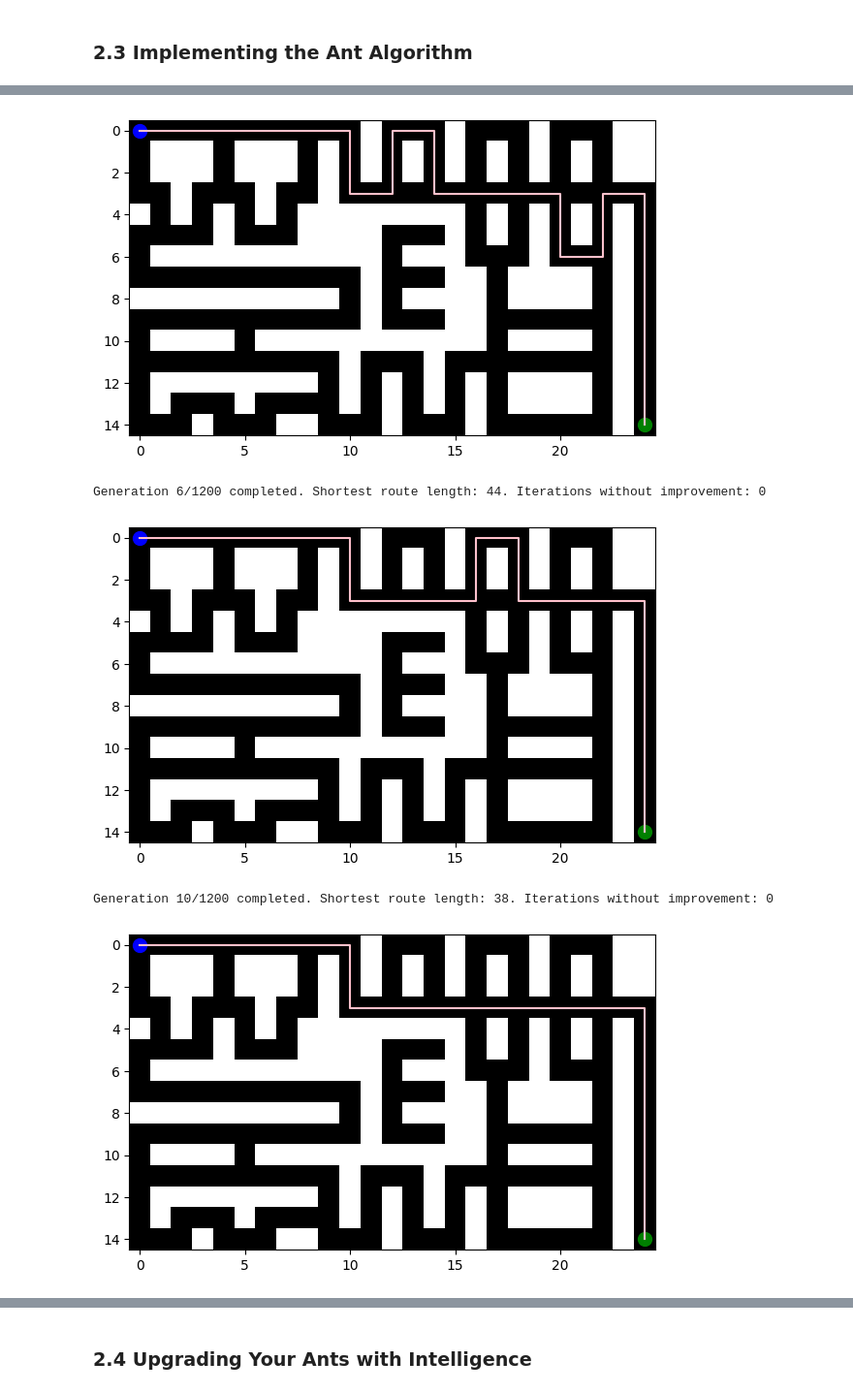
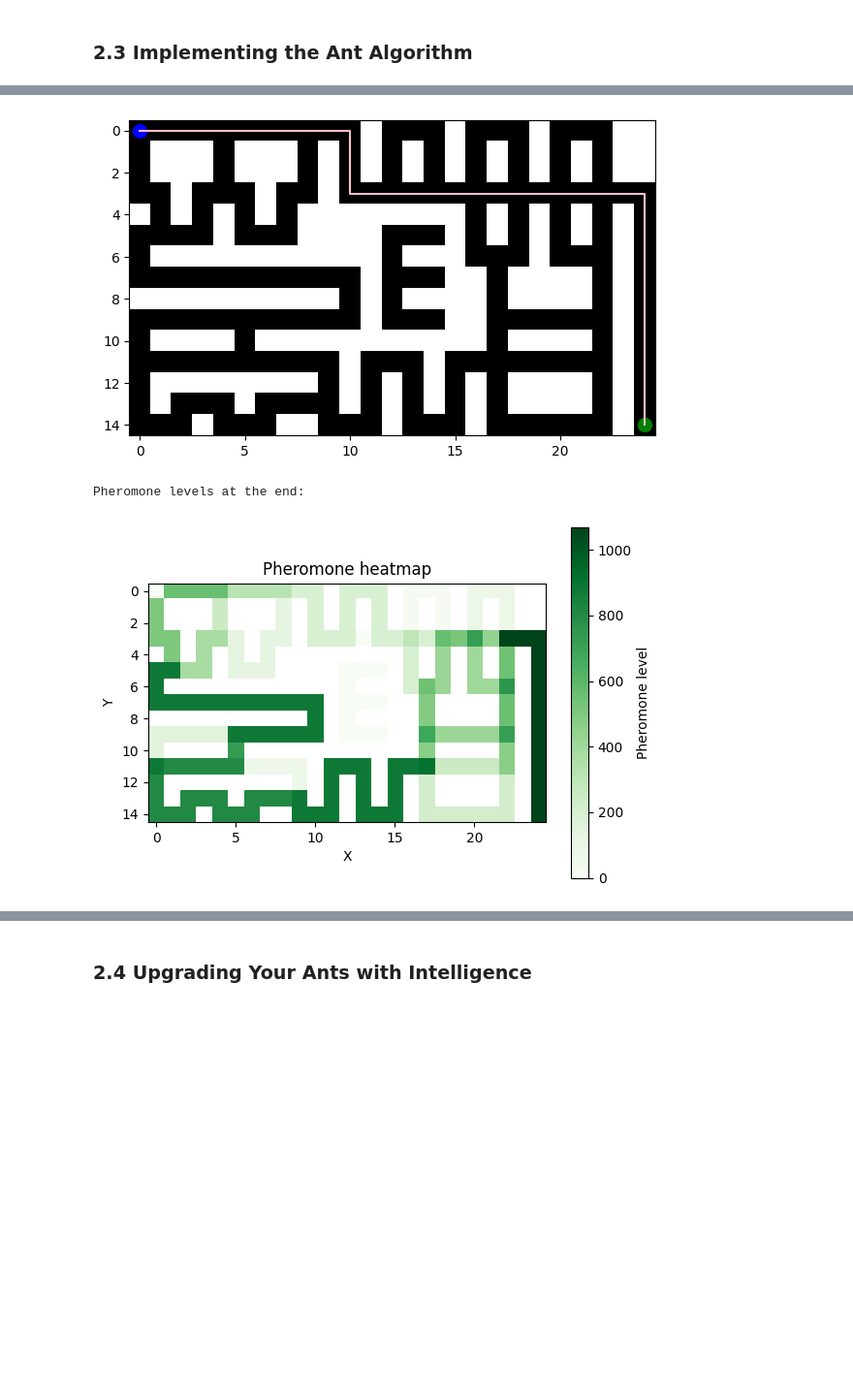
Before and after one commit to Alex-Ion14/CI_Lab_2, a Jupyter notebook: src/Main.ipynb, the cells around one changed output, grey strips where cells are left out. Shown at 97% size. Drawn from its saved outputs; the diff is of its cells as text; code cells hidden in the pictures; blank space fills up the shorter version.

```diff
--- a/src/Main.ipynb
+++ b/src/Main.ipynb
@@ -503,8 +553,10 @@ class AntColonyOptimization:
     @param q: the normalization factor for the amount of dropped pheromone
     @param evaporation: the evaporation factor for the pheromones
     @param stop_limit: the number of consecutive iterations without improvement in the shortest path before the algorithm stops
+    @param max_iter: the maximum number of iterations for each ant to find a path (to prevent infinite loops)
+    @param momentum: the momentum factor for the intelligent ant variant
     """
-    def __init__(self, maze, ants_per_gen, generations, q, evaporation, alpha, beta, stop_limit):
+    def __init__(self, maze, ants_per_gen, generations, q, evaporation, alpha, beta, stop_limit, max_iter=1000, momentum=1.1):
         self.maze = maze
         self.ants_per_gen = ants_per_gen
         self.generations = generations
@@ -513,6 +565,8 @@ class AntColonyOptimization:
         self.beta = beta
         self.evaporation = evaporation
         self.stop_limit = stop_limit
+        self.max_iter = max_iter
+        self.momentum = momentum
 
     """
     Loop that starts the shortest path process
@@ -530,12 +584,12 @@ class AntColonyOptimization:
             shortest_route_found = False
             for a in range(self.ants_per_gen):
                 if intelligent_ant:
-                    ant = IntelligentAnt(self.maze, path_specification, self.alpha, self.beta)
+                    ant = IntelligentAnt(self.maze, path_specification, self.alpha, self.beta, self.momentum)
                     cur_route, negative_pheromone_tiles = ant.find_route()
                     for tile in negative_pheromone_tiles:
                         self.maze.pheromones[tile[0]][tile[1]] = 0.0
                 else:
-                    ant = StandardAnt(self.maze, path_specification, self.alpha, self.beta)
+                    ant = StandardAnt(self.maze, path_specification, self.alpha, self.beta, self.max_iter)
                     cur_route = ant.find_route()
                 if cur_route is not None:
                     routes.append(cur_route)
@@ -544,43 +598,48 @@ class AntColonyOptimization:
                         shortest_length = cur_length
                         shortest_route = cur_route
                         shortest_route_found = True
-            if shortest_route_found:
-                iterations_without_improvement = 0
-                print(f"Generation {g+1}/{self.generations} completed. Shortest route length: {shortest_length}. Iterations without improvement: {iterations_without_improvement}")
-                Visualizer.visualize_individual_path(maze, shortest_route, spec)
-            else:
-                iterations_without_improvement += 1
             # Update pheromones
             self.maze.evaporate(self.evaporation)
             self.maze.add_pheromone_routes(routes, self.q)
-            print(f"Updated pheromones for generation {g+1}/{self.generations}")
+
+            if shortest_route_found:
+                iterations_without_improvement = 0
+            else:
+                iterations_without_improvement += 1
+
             # Convergence criterion
-            if iterations_without_improvement >= self.stop_limit:
+            if iterations_without_improvement > self.stop_limit:
                 break
         return shortest_route
 # %%
 # Please keep your parameters for the ACO easily changeable here
 ants_per_gen = 200
 no_gen = 1200
-q = 1600
-evap = 0.1
-no_iterations = 50
+q = 100
+evap = 0.2
+max_iter = 50
 alpha = 1
 beta = 2
-stop_limit = 50
+stop_limit = 40
+momentum = 1.1
 
 # Construct the optimization objects
 maze = Maze.create_maze("./../data/easy_maze.txt")
 spec = PathSpecification.read_coordinates("./../data/easy_coordinates.txt")
+#maze.visualize_pheromones(start=spec.get_start(), end=spec.get_end())
 path_spec_string = spec.__str__()
 print(path_spec_string)
-aco = AntColonyOptimization(maze, ants_per_gen, no_gen, q, evap, alpha, beta, stop_limit)
+aco = AntColonyOptimization(maze, ants_per_gen, no_gen, q, evap, alpha, beta, stop_limit, max_iter, momentum)
 
 start_time = int(round(time.time() * 1000))
-shortest_route = aco.find_shortest_route(spec, False)
+shortest_route = aco.find_shortest_route(spec, True)
 
 print("Time taken: " + str((int(round(time.time() * 1000)) - start_time) / 1000.0))
 print("Route size: " + str(shortest_route.size()))
+Visualizer.visualize_individual_path(maze, shortest_route, spec)
+print("Pheromone levels at the end:")
+maze.visualize_pheromones()
+
 
 shortest_route.write_to_file("./../data/easy_solution.txt")
 # %% [output]
@@ -590,5 +650,3 @@ Generation 1/1200 completed. Shortest route length: 50. Iterations without impro
-[figure, old version]
+[figure, new version]
-Generation 6/1200 completed. Shortest route length: 44. Iterations without improvement: 0
+Pheromone levels at the end:
-[figure, old version]
+[figure, new version]
-Generation 10/1200 completed. Shortest route length: 38. Iterations without improvement: 0
-[figure, removed]
```
Also changed, not shown: parts of 10 cells of this notebook, 10 other files.
